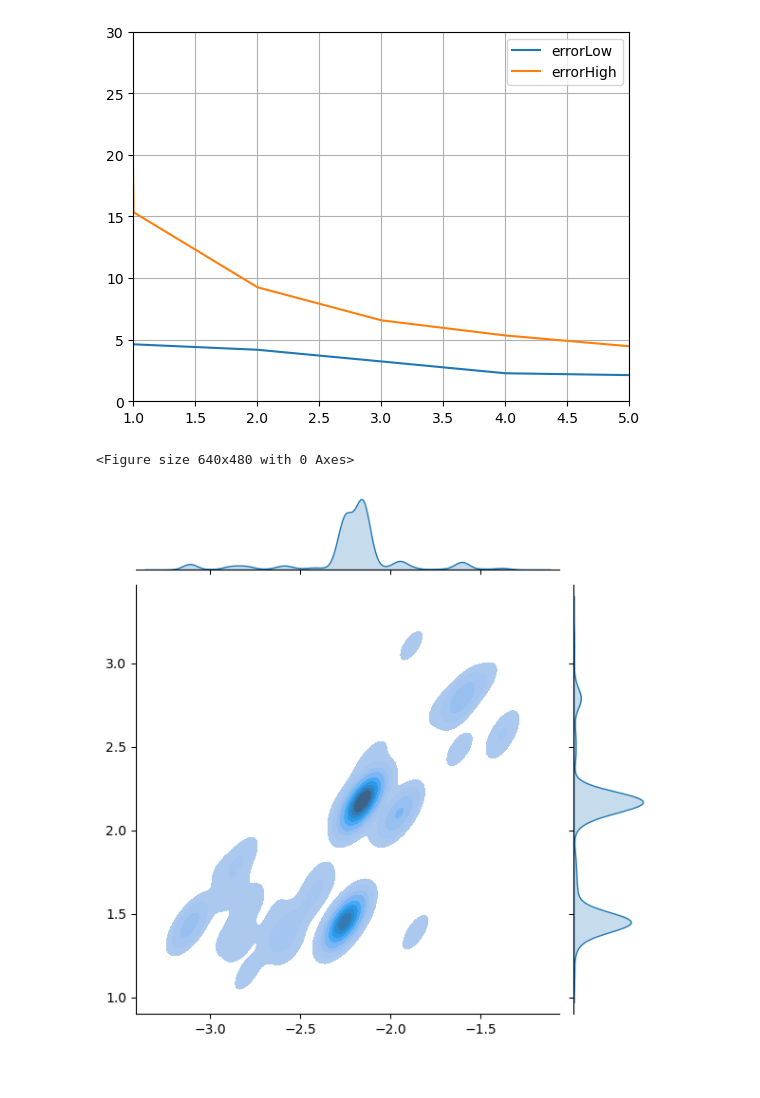
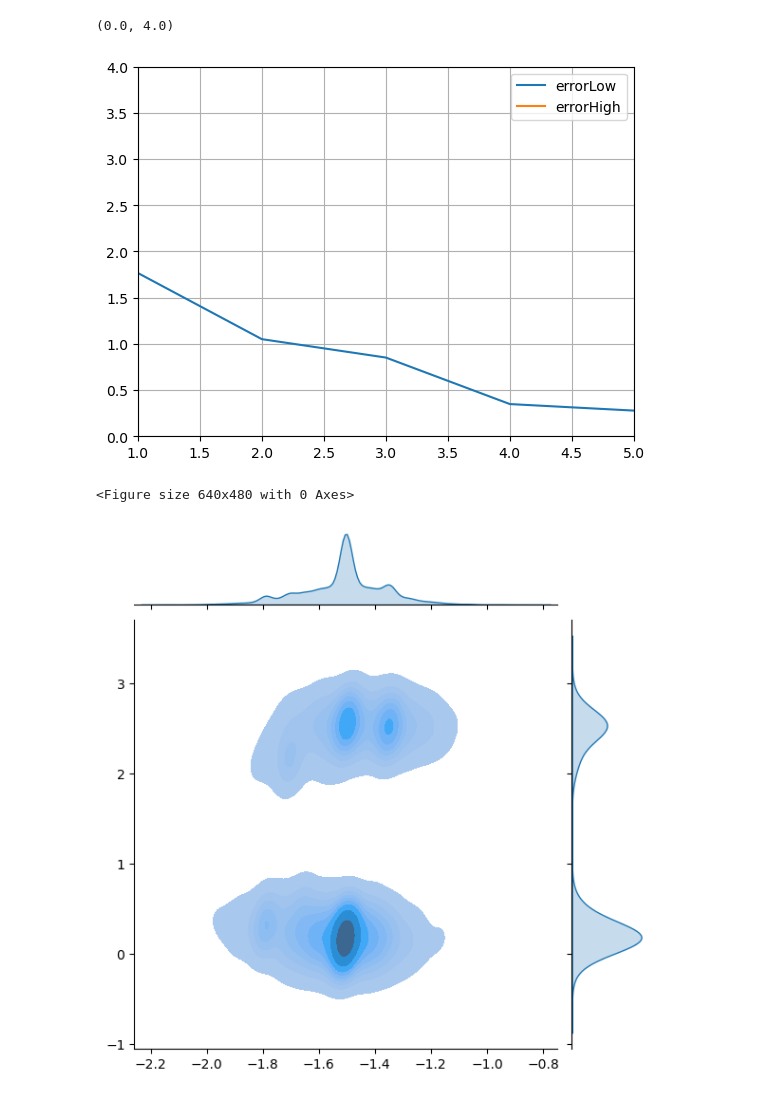
Before and after one commit to Davidson-Lova/PFE_BNN_ABS_SS, a Jupyter notebook: weightAnalysis.ipynb, the cells around one changed output. Drawn from its saved outputs; the diff is of its cells as text; code cells hidden in the pictures.

Commit message:
another better plot

```diff
--- a/weightAnalysis.ipynb
+++ b/weightAnalysis.ipynb
@@ -57,7 +57,7 @@ XT = torch.Tensor(X).reshape(X.shape)
 y = torch.Tensor(y).reshape(y.shape)
 y_true = torch.Tensor(y_true).reshape(y_true.shape)
 # %%
-date = '11-04-2023_13-51-30'
+date = '12-04-2023_10-48-11'
 f = open('hyperparameters/h' + date + '.txt')
 hyperparameters = json.load(f)
 f.close()
@@ -99,27 +102,28 @@ errors = json.load(f)
 f.close()
 
 plt.figure()
-plt.plot(np.float32(errors["errorMin"]), label = 'errorLow')
-plt.plot(np.float32(errors["errorMax"]), label = 'errorHigh')
+plt.plot(np.float32(errors["errorMin"])**2 / BNN.modelSize(hyperparameters["structure"]), label = 'errorLow')
+plt.plot(np.float32(errors["errorMax"])**2 / BNN.modelSize(hyperparameters["structure"]), label = 'errorHigh')
 plt.legend()
 plt.grid("on")
 plt.xlim(1, 5)
-plt.ylim(0, 30)
-plt.savefig('plots/plotErrorCos-{}--{}.png'.format(date,2))
+plt.ylim(0, 4)
+# plt.savefig('plots/plotErrorSin-{}--{}.png'.format(date,2))
 # %% [output]
+(0.0, 4.0)
-[figure, old version]
+[figure, new version]
 # %%
 plt.figure()
 s = 0
-# d = 15 + 15 + 15 + 2
-d = 1
+d = 15 + 15 + 15 + 2
+# d = 1
 sns.jointplot(x = thetas[s,:].detach().numpy(), y = thetas[d,:].detach().numpy(), kind='kde', fill=True)
 # sns.histplot(x = thetas[0,:].detach().numpy(), y = thetas[1,:].detach().numpy(),binwidth=(0.2, .2))
-# plt.savefig('plots/plotWeigthJoint-{}--{}&{}.png'.format(date,s,d))
+plt.savefig('plots/plotWeigthJointSin2-{}--{}&{}.png'.format(date,s,d))
 plt.show()
 # %% [output]
 <Figure size 640x480 with 0 Axes>
-[figure, old version]
+[figure, new version]
 # %%
 y_hats = torch.concat(
         tuple([BNN.FNN(hyperparameters['structure'], thetas[:, i]).forward(XTBig) for i in range(0, hyperparameters['N'])]), 1)
```
Also changed, not shown: parts of 5 cells of this notebook, 24 other files.
